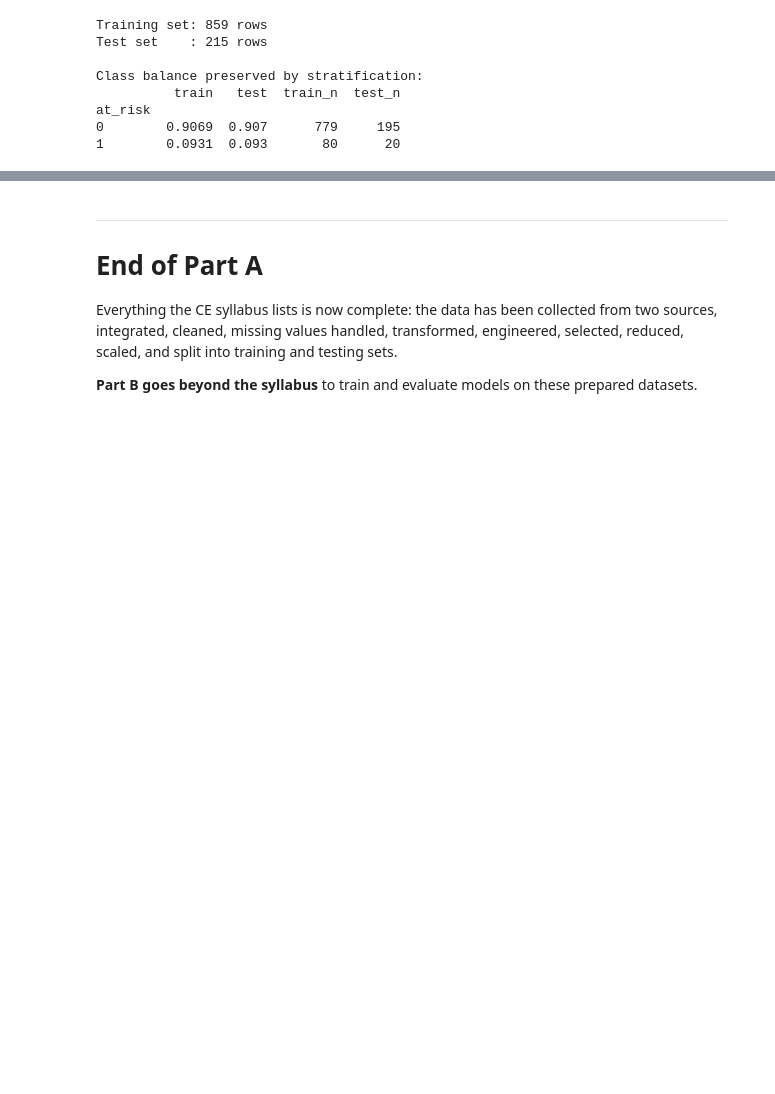
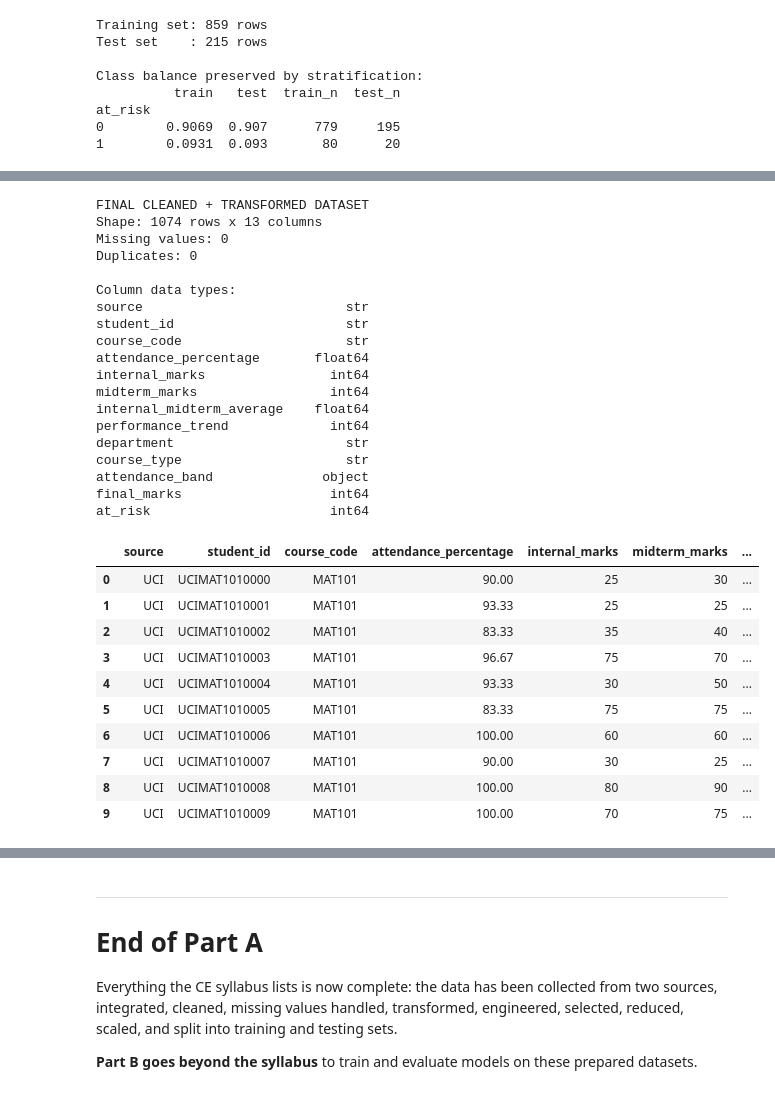
Before and after one commit to pavitarmodgil/College-ERP, a Jupyter notebook: ai/notebooks/student_performance_at_risk.ipynb, the cells around one changed output, grey strips where cells are left out. Drawn from its saved outputs; the diff is of its cells as text; code cells hidden in the pictures; blank space fills up the shorter version.

```diff
--- a/ai/notebooks/student_performance_at_risk.ipynb
+++ b/ai/notebooks/student_performance_at_risk.ipynb
@@ -1053,0 +1154,46 @@ at_risk
+# %%
+# --- The final pre-processed dataset ---------------------------------------
+# Form 1: the readable engineered table (cleaned + new features + targets)
+readable_cols = (["source", "student_id", "course_code"] + FEATURES
+                 + ["final_marks", "at_risk"])
+final_dataset = featured[readable_cols].copy()
+
+print("FINAL CLEANED + TRANSFORMED DATASET")
+print(f"Shape: {final_dataset.shape[0]} rows x {final_dataset.shape[1]} columns")
+print(f"Missing values: {int(final_dataset.isna().sum().sum())}")
+print(f"Duplicates: {int(final_dataset.duplicated().sum())}\n")
+print("Column data types:")
+print(final_dataset.dtypes.to_string())
+print()
+final_dataset.head(10)
+# %% [output]
+FINAL CLEANED + TRANSFORMED DATASET
+Shape: 1074 rows x 13 columns
+Missing values: 0
+Duplicates: 0
+
+Column data types:
+source                          str
+student_id                      str
+course_code                     str
+attendance_percentage       float64
+internal_marks                int64
+midterm_marks                 int64
+internal_midterm_average    float64
+performance_trend             int64
+department                      str
+course_type                     str
+attendance_band              object
+final_marks                   int64
+at_risk                       int64
+|  | source | student_id | course_code | attendance_percentage | internal_marks | midterm_marks | ... |
+| 0 | UCI | UCIMAT1010000 | MAT101 | 90.00 | 25 | 30 | ... |
+| 1 | UCI | UCIMAT1010001 | MAT101 | 93.33 | 25 | 25 | ... |
+| 2 | UCI | UCIMAT1010002 | MAT101 | 83.33 | 35 | 40 | ... |
+| 3 | UCI | UCIMAT1010003 | MAT101 | 96.67 | 75 | 70 | ... |
+| 4 | UCI | UCIMAT1010004 | MAT101 | 93.33 | 30 | 50 | ... |
+| 5 | UCI | UCIMAT1010005 | MAT101 | 83.33 | 75 | 75 | ... |
+| 6 | UCI | UCIMAT1010006 | MAT101 | 100.00 | 60 | 60 | ... |
+| 7 | UCI | UCIMAT1010007 | MAT101 | 90.00 | 30 | 25 | ... |
+| 8 | UCI | UCIMAT1010008 | MAT101 | 100.00 | 80 | 90 | ... |
+| 9 | UCI | UCIMAT1010009 | MAT101 | 100.00 | 70 | 75 | ... |
```
Also changed, not shown: parts of 4 cells of this notebook.
